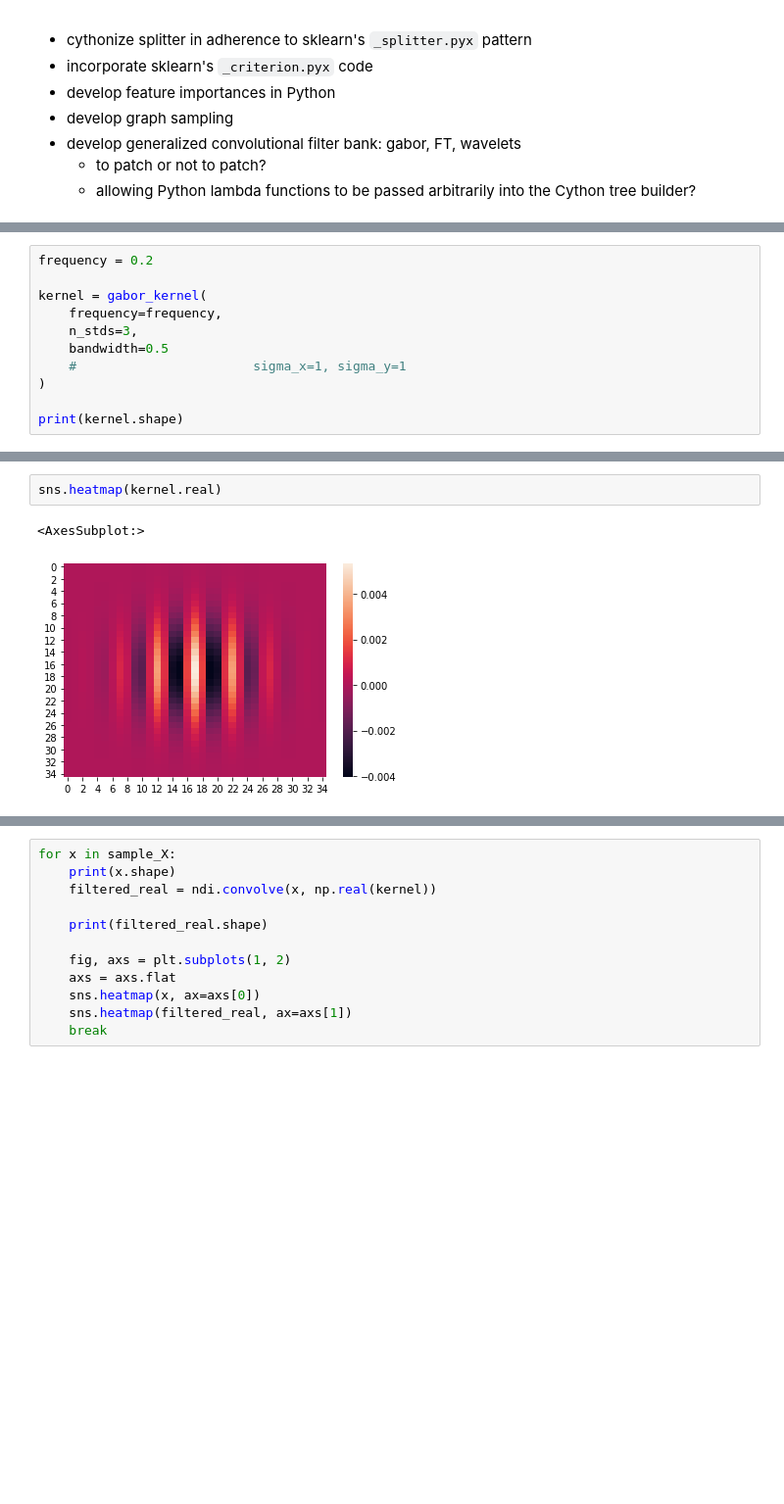
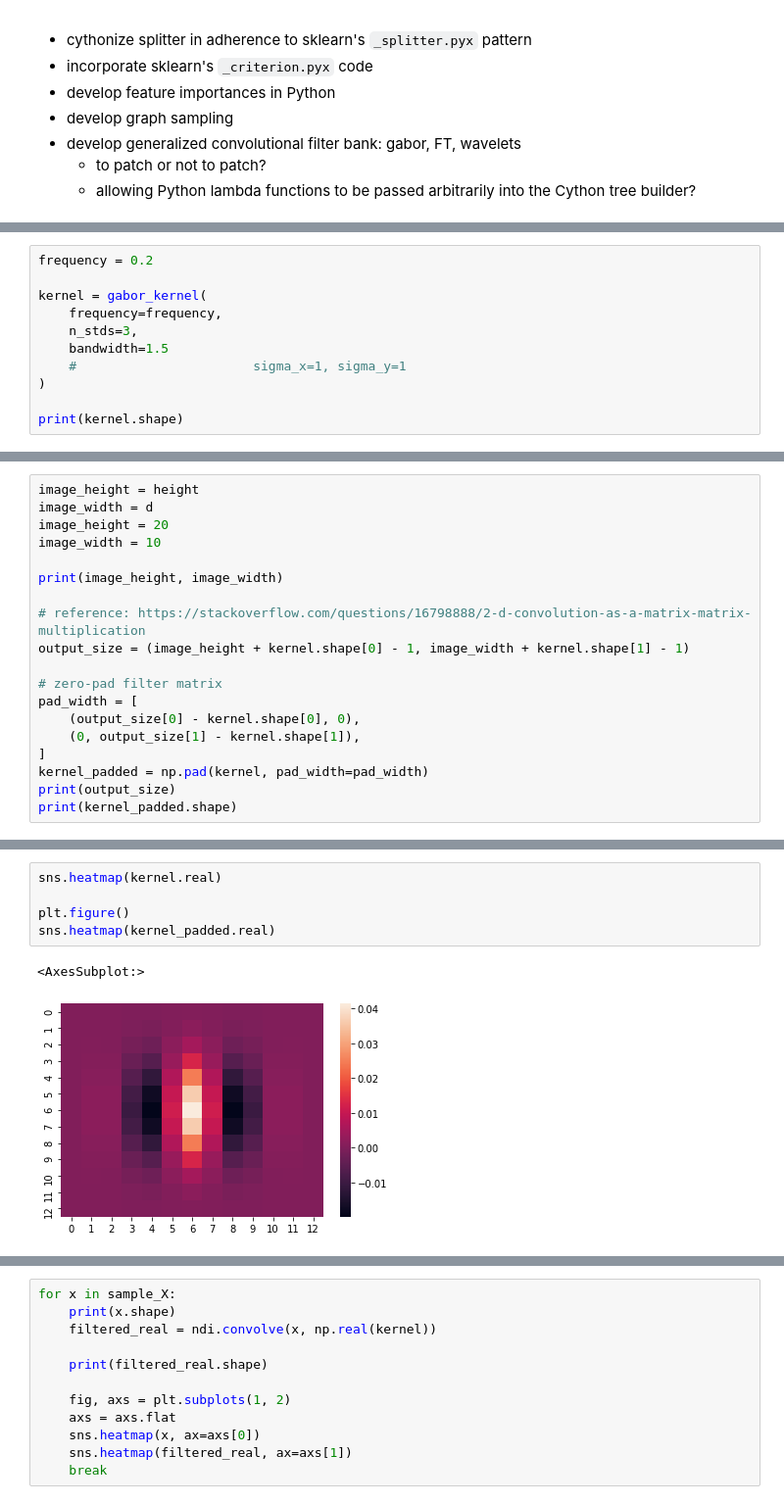
Before and after one commit to NeuroDataDesign/manifold_random_forests, a Jupyter notebook: docs/tutorials/test_morf_split.ipynb, the cells around one changed output, grey strips where cells are left out. Shown at 98% size. Cells and saved outputs as stored; diff of their text form; blank space fills up the shorter version.

```diff
--- a/docs/tutorials/test_morf_split.ipynb
+++ b/docs/tutorials/test_morf_split.ipynb
@@ -464,7 +467,7 @@ frequency = 0.2
 kernel = gabor_kernel(
     frequency=frequency,
     n_stds=3,
-    bandwidth=0.5
+    bandwidth=1.5
     #                       sigma_x=1, sigma_y=1
 )
 
@@ -474 +477,20 @@ print(kernel.shape)
 [interactive output not drawn]
+# %%
+image_height = height
+image_width = d
+image_height = 20
+image_width = 10
+
+print(image_height, image_width)
+
+# reference: https://stackoverflow.com/questions/16798888/2-d-convolution-as-a-matrix-matrix-multiplication
+output_size = (image_height + kernel.shape[0] - 1, image_width + kernel.shape[1] - 1)
+
+# zero-pad filter matrix
+pad_width = [
+    (output_size[0] - kernel.shape[0], 0),
+    (0, output_size[1] - kernel.shape[1]),
+]
+kernel_padded = np.pad(kernel, pad_width=pad_width)
+print(output_size)
+print(kernel_padded.shape)
@@ -475,5 +570,8 @@ print(kernel.shape)
 # %%
 sns.heatmap(kernel.real)
+
+plt.figure()
+sns.heatmap(kernel_padded.real)
 # %% [output]
 <AxesSubplot:>
-[figure, old version]
+[figure, new version]
```
Also changed, not shown: parts of 9 cells of this notebook, 21 other files.
